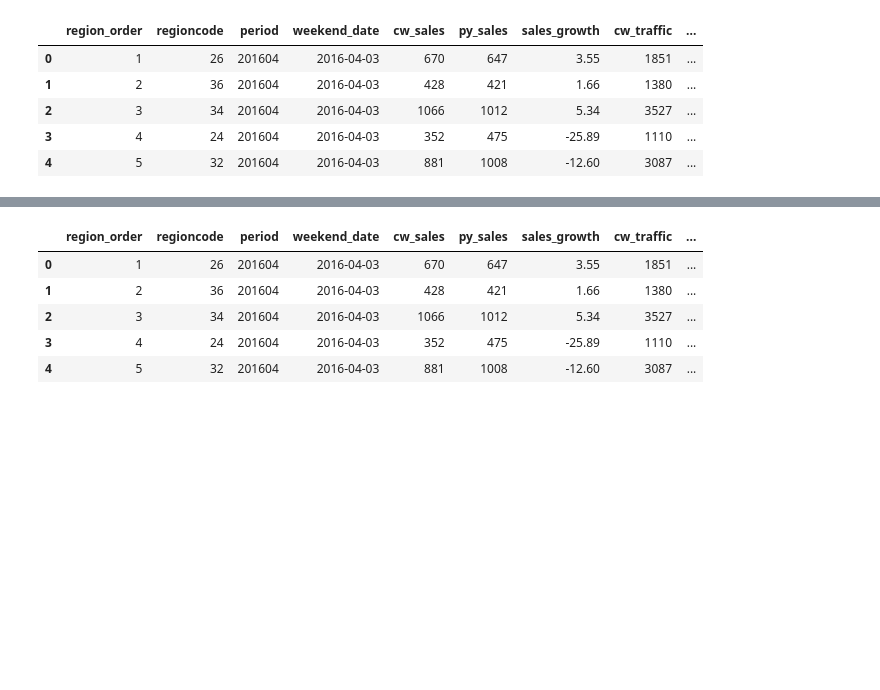
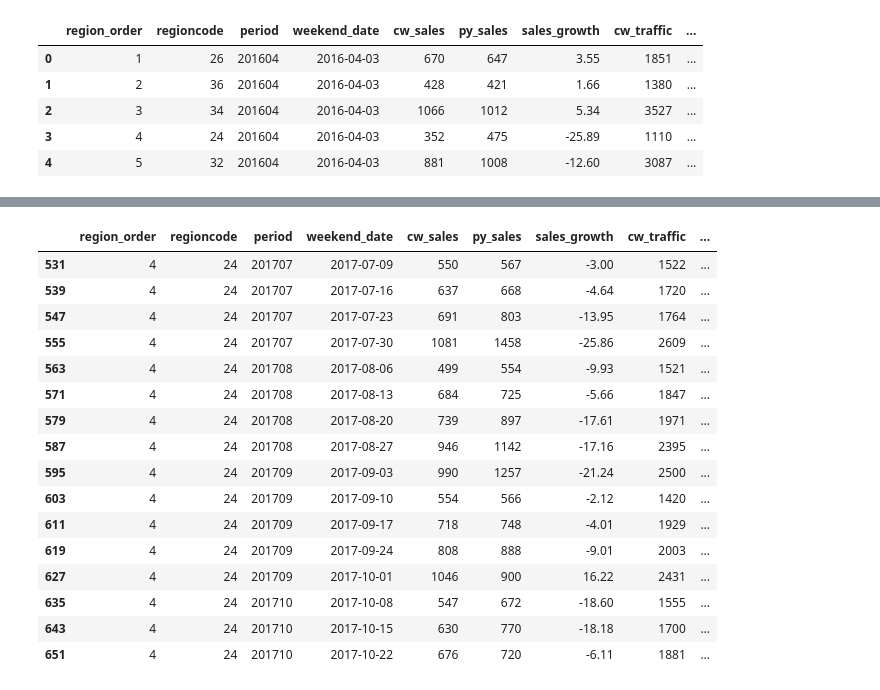
Before and after one commit to royGap/Okay-Bokeh, a Jupyter notebook: nine_charts_1.ipynb, the cells around one changed output, grey strips where cells are left out. Cells and saved outputs as stored; diff of their text form; code cells hidden in the pictures; blank space fills up the shorter version.

Commit message:
Add zoom in the latest 16 data points

```diff
--- a/nine_charts_1.ipynb
+++ b/nine_charts_1.ipynb
@@ -119,12 +121,24 @@ formatted_tiv                       object
 dtype: object
 # %%
 source24 = data[data['regioncode'] == 24]
-data.head()
+# source24.sort_values('weekend_date')
+source24.tail(16)
 # %% [output]
 |  | region_order | regioncode | period | weekend_date | cw_sales | py_sales | sales_growth | cw_traffic | ... |
-| 0 | 1 | 26 | 201604 | 2016-04-03 | 670 | 647 | 3.55 | 1851 | ... |
-| 1 | 2 | 36 | 201604 | 2016-04-03 | 428 | 421 | 1.66 | 1380 | ... |
-| 2 | 3 | 34 | 201604 | 2016-04-03 | 1066 | 1012 | 5.34 | 3527 | ... |
-| 3 | 4 | 24 | 201604 | 2016-04-03 | 352 | 475 | -25.89 | 1110 | ... |
-| 4 | 5 | 32 | 201604 | 2016-04-03 | 881 | 1008 | -12.60 | 3087 | ... |
+| 531 | 4 | 24 | 201707 | 2017-07-09 | 550 | 567 | -3.00 | 1522 | ... |
+| 539 | 4 | 24 | 201707 | 2017-07-16 | 637 | 668 | -4.64 | 1720 | ... |
+| 547 | 4 | 24 | 201707 | 2017-07-23 | 691 | 803 | -13.95 | 1764 | ... |
+| 555 | 4 | 24 | 201707 | 2017-07-30 | 1081 | 1458 | -25.86 | 2609 | ... |
+| 563 | 4 | 24 | 201708 | 2017-08-06 | 499 | 554 | -9.93 | 1521 | ... |
+| 571 | 4 | 24 | 201708 | 2017-08-13 | 684 | 725 | -5.66 | 1847 | ... |
+| 579 | 4 | 24 | 201708 | 2017-08-20 | 739 | 897 | -17.61 | 1971 | ... |
+| 587 | 4 | 24 | 201708 | 2017-08-27 | 946 | 1142 | -17.16 | 2395 | ... |
+| 595 | 4 | 24 | 201709 | 2017-09-03 | 990 | 1257 | -21.24 | 2500 | ... |
+| 603 | 4 | 24 | 201709 | 2017-09-10 | 554 | 566 | -2.12 | 1420 | ... |
+| 611 | 4 | 24 | 201709 | 2017-09-17 | 718 | 748 | -4.01 | 1929 | ... |
+| 619 | 4 | 24 | 201709 | 2017-09-24 | 808 | 888 | -9.01 | 2003 | ... |
+| 627 | 4 | 24 | 201709 | 2017-10-01 | 1046 | 900 | 16.22 | 2431 | ... |
+| 635 | 4 | 24 | 201710 | 2017-10-08 | 547 | 672 | -18.60 | 1555 | ... |
+| 643 | 4 | 24 | 201710 | 2017-10-15 | 630 | 770 | -18.18 | 1700 | ... |
+| 651 | 4 | 24 | 201710 | 2017-10-22 | 676 | 720 | -6.11 | 1881 | ... |
 # %%
```
Also changed, not shown: parts of 2 cells of this notebook.
